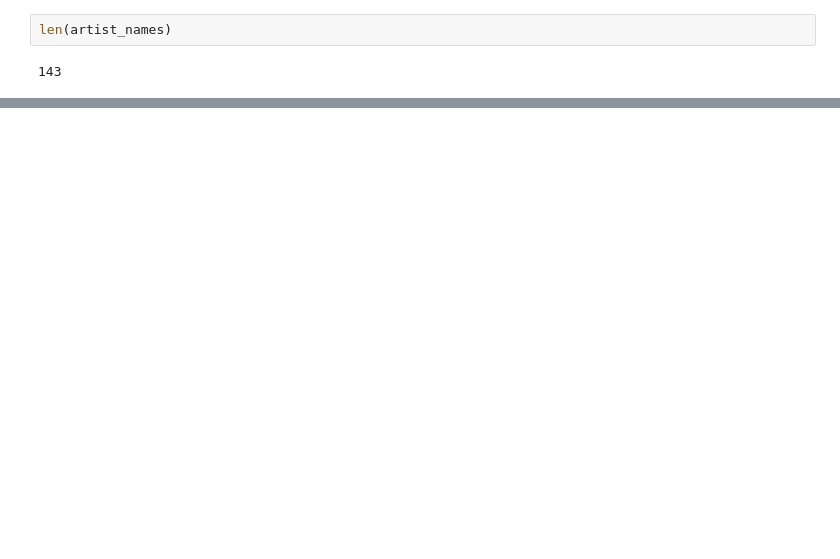
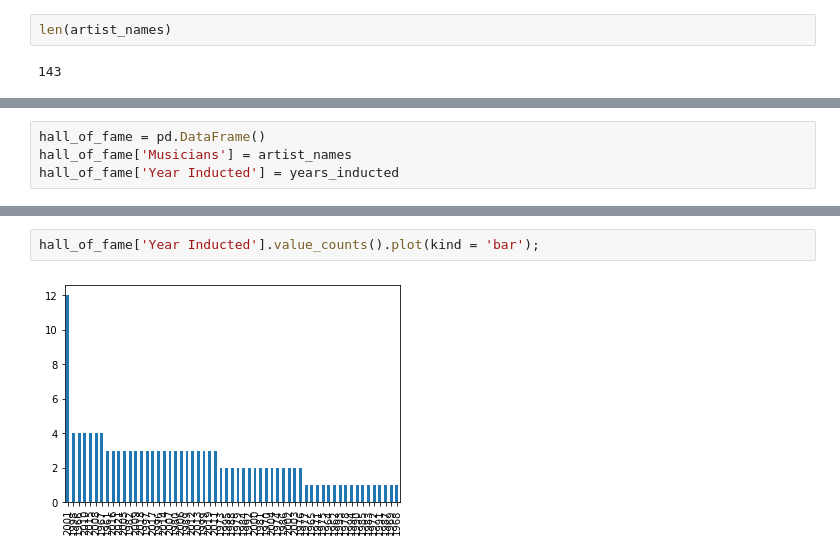
Before and after one commit to latestnight/country_music_hof-latestnight, a Jupyter notebook: country_music.ipynb, the cells around one changed output, grey strips where cells are left out. Drawn from its saved outputs; the diff is of its cells as text; blank space fills up the shorter version.

Commit message:
dataframe complete, working on visuals

```diff
--- a/country_music.ipynb
+++ b/country_music.ipynb
@@ -160,0 +106,4 @@ artists1 = pd.DataFrame[[artist_names + years]]
+# %%
+hall_of_fame = pd.DataFrame()
+hall_of_fame['Musicians'] = artist_names
+hall_of_fame['Year Inducted'] = years_inducted
@@ -160,0 +146,4 @@ artists1 = pd.DataFrame[[artist_names + years]]
+# %%
+hall_of_fame['Year Inducted'].value_counts().plot(kind = 'bar');
+# %% [output]
+[figure, added]
```
Also changed, not shown: parts of 26 cells of this notebook.
